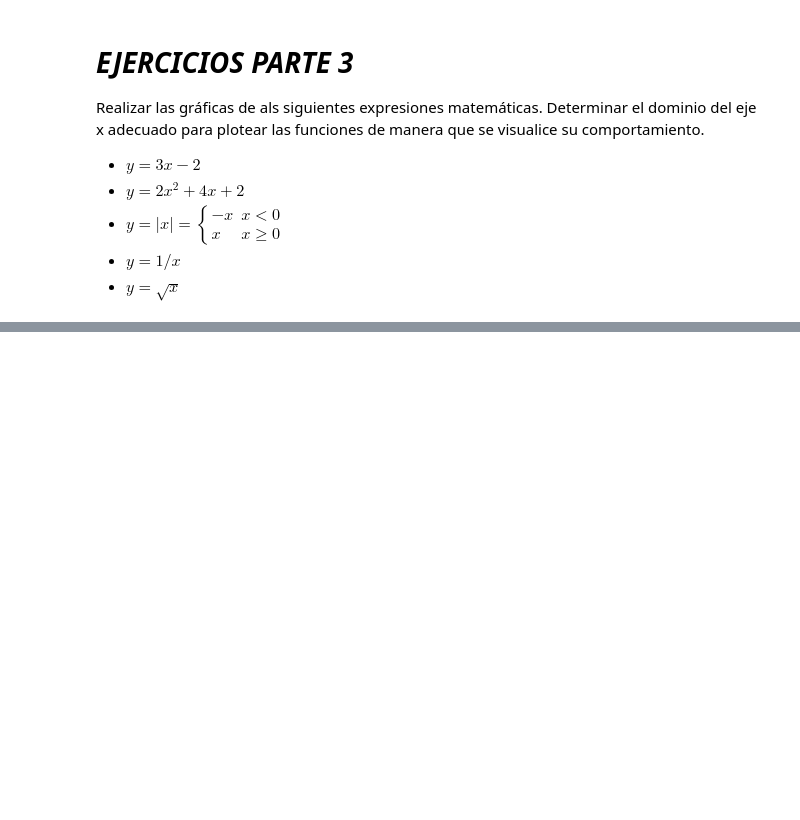
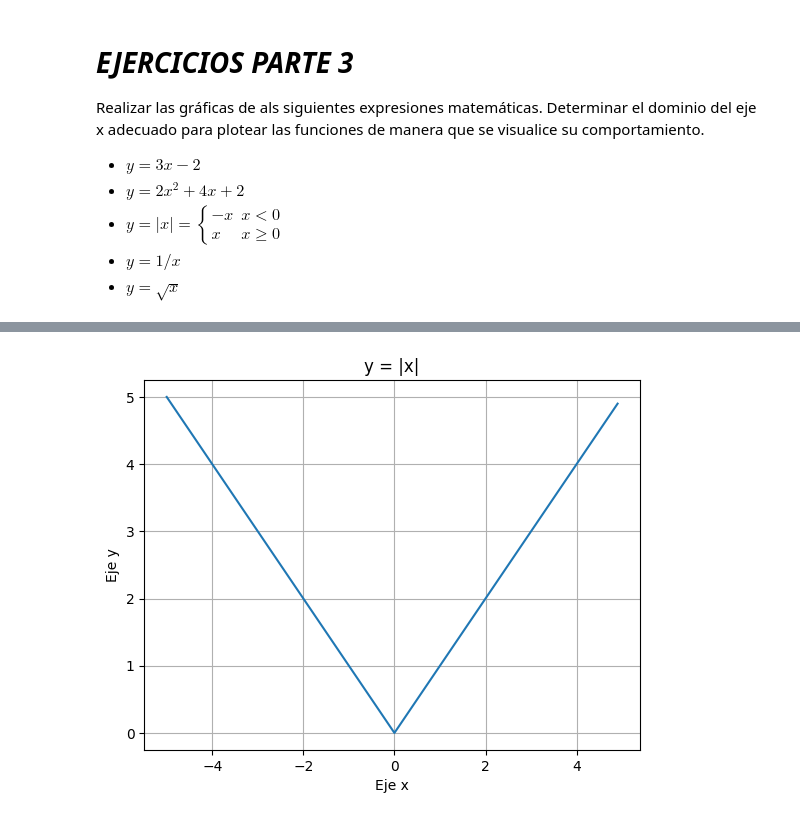
Before and after one commit to cristiandevar/PythonML, a Jupyter notebook: TPN2/Trabajo_Practico2.ipynb, the cells around one changed output, grey strips where cells are left out. Cells and saved outputs as stored; diff of their text form; code cells hidden in the pictures; blank space fills up the shorter version.

```diff
--- a/TPN2/Trabajo_Practico2.ipynb
+++ b/TPN2/Trabajo_Practico2.ipynb
@@ -492,0 +555,13 @@ Realizar las gráficas de als siguientes expresiones matemáticas. Determinar el
+# %%
+# Como el valor absoluto se comporta como una funcion lineal cambiando su pendiente con x positivo y con x positivo, definimos el dominio alrededor del cero
+x = np.arange(-5, 5, 0.1)
+y = abs(x)
+
+plt.plot(x,y)
+plt.grid(True)
+plt.xlabel('Eje x')
+plt.ylabel('Eje y')
+plt.title('y = |x|')
+plt.show()
+# %% [output]
+[figure, added]
```
Also changed, not shown: parts of 13 cells of this notebook.
